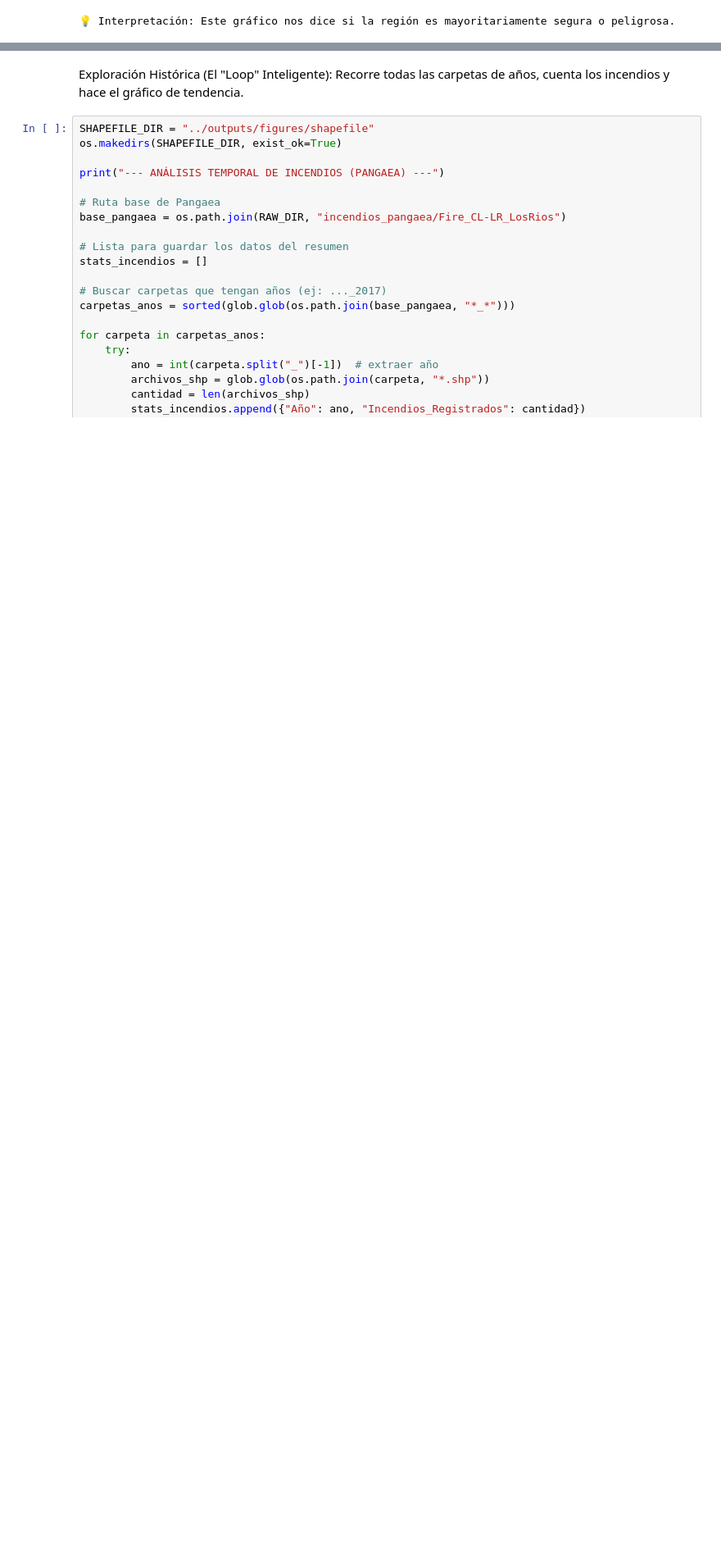
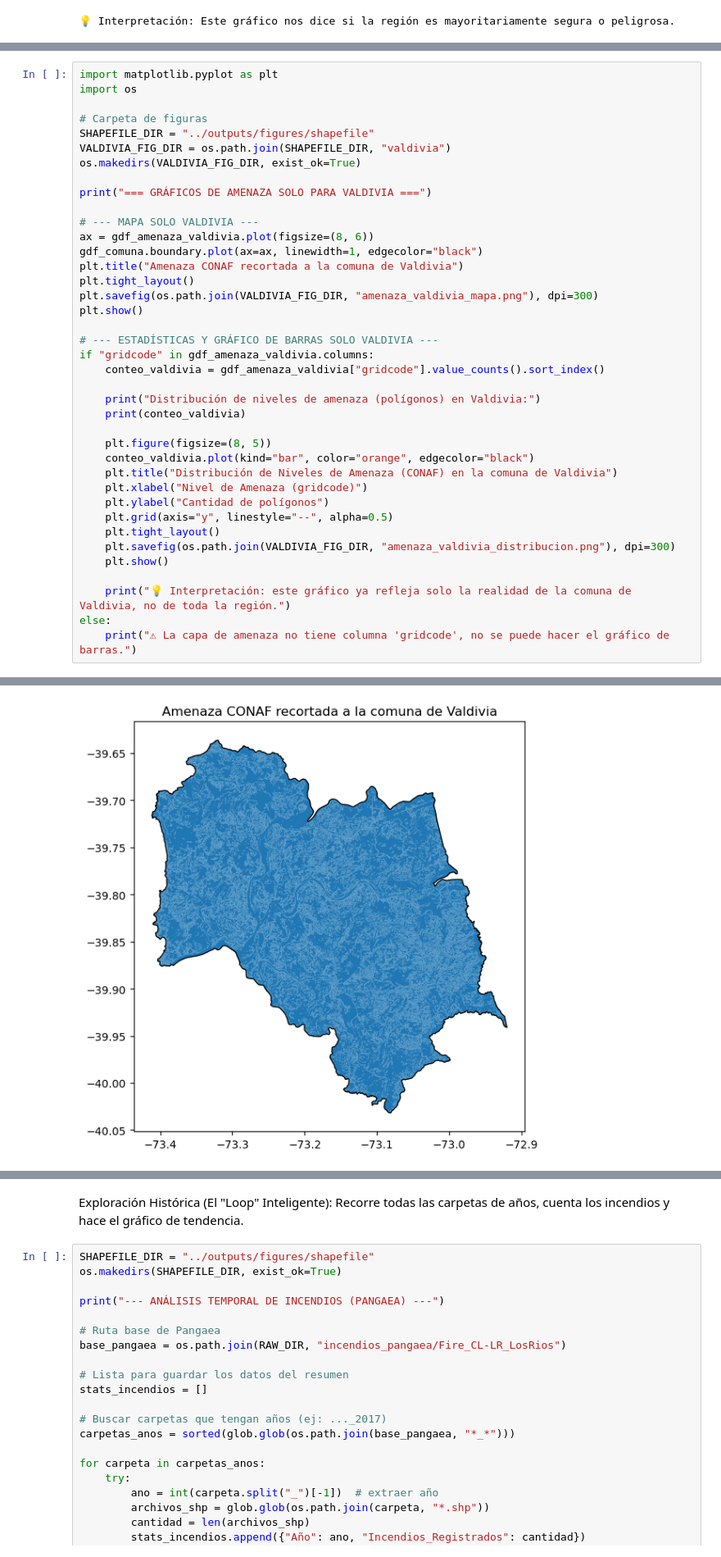
Before and after one commit to AracelyU/firescope, a Jupyter notebook: notebooks/01_exploratory.ipynb, the cells around one changed output, grey strips where cells are left out. Shown at 82% size. Saved outputs shown, nothing was run; the diff lists cells and outputs as text; blank space fills up the shorter version.

Commit message:
Amenaza valdivia
Se agregó una reducción de la zona de amenaza a únicamente la zona relacionada con la comuna de valdivia, con fines de poder comparar a nivel regional y a nivel comunal la amenaza.

```diff
--- a/notebooks/01_exploratory.ipynb
+++ b/notebooks/01_exploratory.ipynb
@@ -455,0 +609,40 @@ Name: count, dtype: int64
+# %%
+import matplotlib.pyplot as plt
+import os
+
+# Carpeta de figuras
+SHAPEFILE_DIR = "../outputs/figures/shapefile"
+VALDIVIA_FIG_DIR = os.path.join(SHAPEFILE_DIR, "valdivia")
+os.makedirs(VALDIVIA_FIG_DIR, exist_ok=True)
+
+print("=== GRÁFICOS DE AMENAZA SOLO PARA VALDIVIA ===")
+
+# --- MAPA SOLO VALDIVIA ---
+ax = gdf_amenaza_valdivia.plot(figsize=(8, 6))
+gdf_comuna.boundary.plot(ax=ax, linewidth=1, edgecolor="black")
+plt.title("Amenaza CONAF recortada a la comuna de Valdivia")
+plt.tight_layout()
+plt.savefig(os.path.join(VALDIVIA_FIG_DIR, "amenaza_valdivia_mapa.png"), dpi=300)
+plt.show()
+
+# --- ESTADÍSTICAS Y GRÁFICO DE BARRAS SOLO VALDIVIA ---
+if "gridcode" in gdf_amenaza_valdivia.columns:
+    conteo_valdivia = gdf_amenaza_valdivia["gridcode"].value_counts().sort_index()
+
+    print("Distribución de niveles de amenaza (polígonos) en Valdivia:")
+    print(conteo_valdivia)
+
+    plt.figure(figsize=(8, 5))
+    conteo_valdivia.plot(kind="bar", color="orange", edgecolor="black")
+    plt.title("Distribución de Niveles de Amenaza (CONAF) en la comuna de Valdivia")
+    plt.xlabel("Nivel de Amenaza (gridcode)")
+    plt.ylabel("Cantidad de polígonos")
+    plt.grid(axis="y", linestyle="--", alpha=0.5)
+    plt.tight_layout()
+    plt.savefig(os.path.join(VALDIVIA_FIG_DIR, "amenaza_valdivia_distribucion.png"), dpi=300)
+    plt.show()
+
+    print("💡 Interpretación: este gráfico ya refleja solo la realidad de la comuna de Valdivia, no de toda la región.")
+else:
+    print("⚠ La capa de amenaza no tiene columna 'gridcode', no se puede hacer el gráfico de barras.")
+# %% [output]
@@ -455,0 +650 @@ Name: count, dtype: int64
+[figure, added]
```
Also changed, not shown: parts of 4 cells of this notebook, 14 other files.
